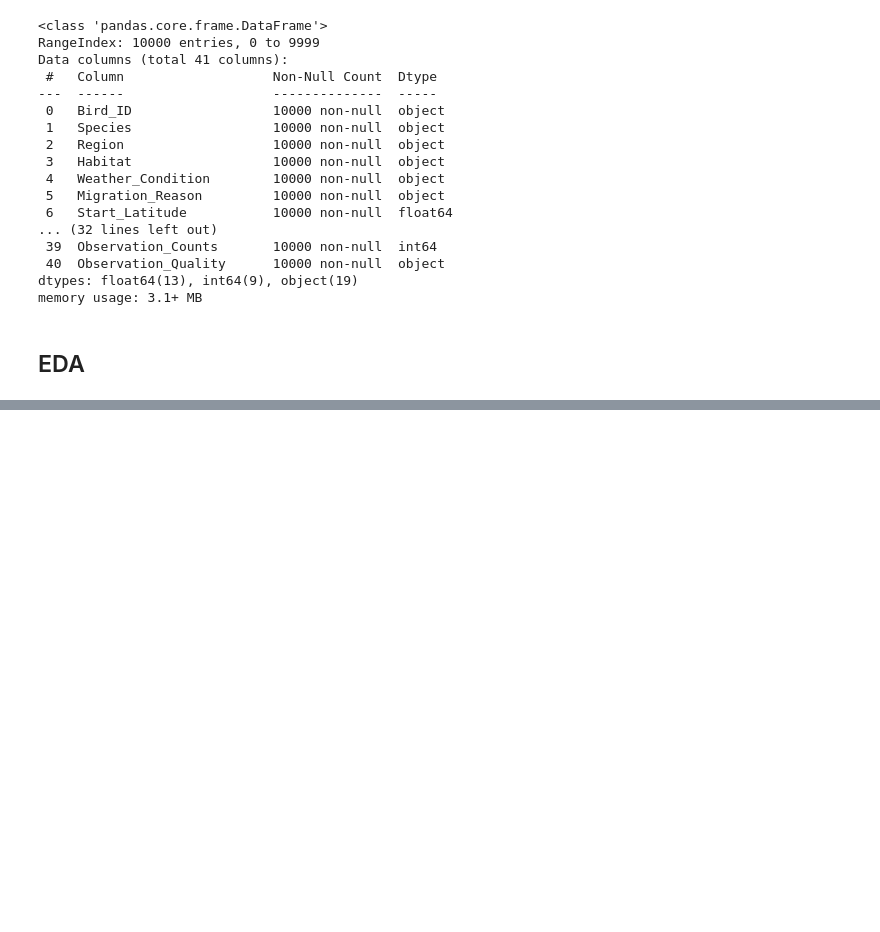
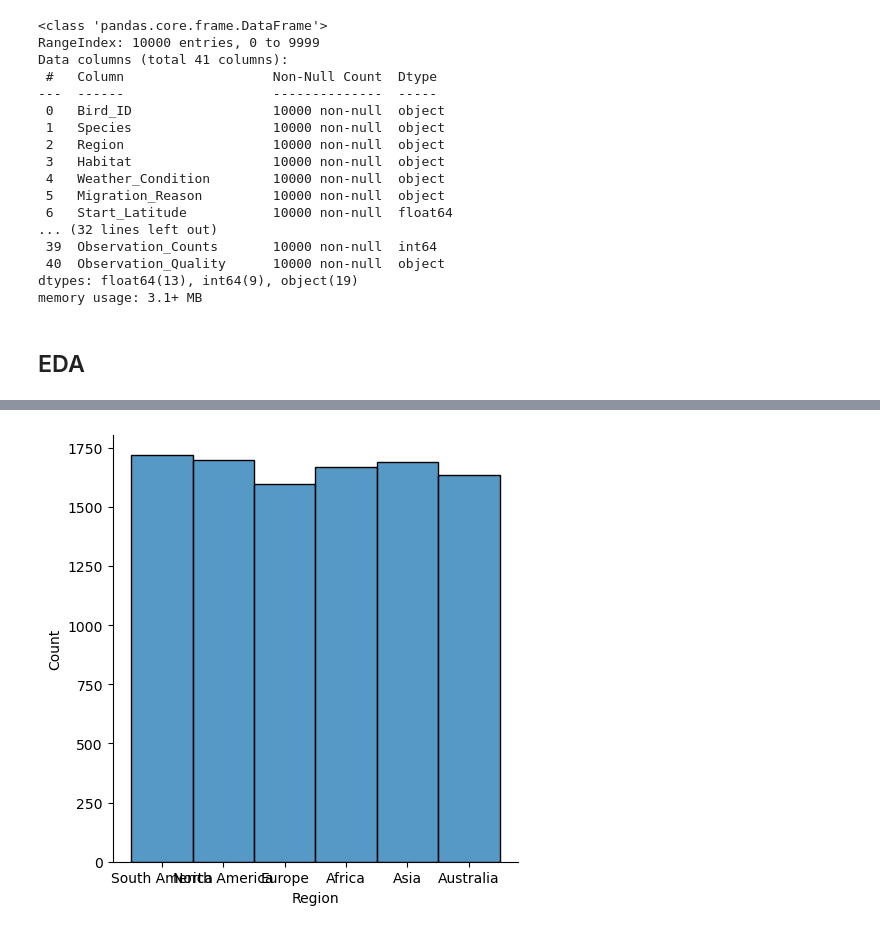
Before and after one commit to Imani-hub-pixel/Data-analysis-Python-, a Jupyter notebook: EDA and Feature Engineering projects/Bird Migration/bird_migration.ipynb, the cells around one changed output, grey strips where cells are left out. Drawn from its saved outputs; the diff is of its cells as text; code cells hidden in the pictures; blank space fills up the shorter version.

```diff
--- a/EDA and Feature Engineering projects/Bird Migration/bird_migration.ipynb
+++ b/EDA and Feature Engineering projects/Bird Migration/bird_migration.ipynb
@@ -138,0 +164,6 @@ memory usage: 3.1+ MB
+# %%
+# What is the distribution of Region in the dataset?
+sns.displot(data=df,x='Region', kde=False, bins=30)
+plt.show()
+# %% [output]
+[figure, added]
```
Also changed, not shown: parts of 3 cells of this notebook.
